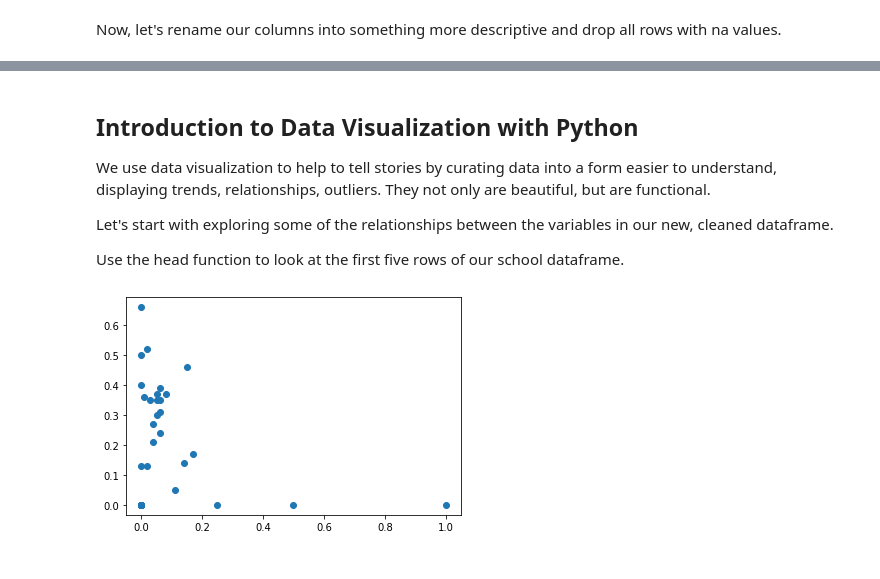
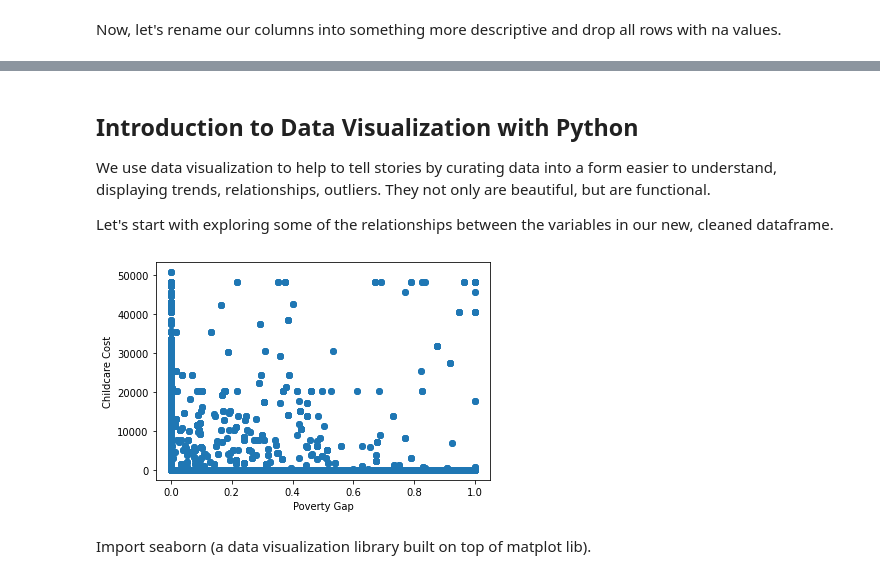
Before and after one commit to medhab2/intro-sprint, a Jupyter notebook: Intro Sprint #1.ipynb, the cells around one changed output, grey strips where cells are left out. Saved outputs shown, nothing was run; the diff lists cells and outputs as text; code cells hidden in the pictures.

```diff
--- a/Intro Sprint #1.ipynb
+++ b/Intro Sprint #1.ipynb
@@ -120,0 +106,15 @@ Index(['jurisdiction_name', 'percent_female', 'percent_male',
+# %%
+borough = []
+for x in poverty['borough']:
+    if x == 1:
+        borough.append('Bronx')
+    if x == 2:
+        borough.append('Brooklyn')
+    if x == 3:
+        borough.append('Manhattan')
+    if x == 4:
+        borough.append('Queens')
+    if x == 5:
+        borough.append('Staten Island')
+poverty['borough'] = borough
+poverty.head()
@@ -120,0 +130,23 @@ Index(['jurisdiction_name', 'percent_female', 'percent_male',
+# %%
+# age
+age = []
+for x in poverty['age']:
+    if x == 1:
+        age.append('>18')
+    if x == 2:
+        age.append('18-64')
+    if x == 3:
+        age.append('65+')
+poverty['age'] = age
+poverty.head()
+
+# citizen
+citizen = []
+for x in poverty['citizen']:
+    if x == 1:
+        citizen.append('citizen')
+    if x == 2:
+        citizen.append('citizen')
+    if x == 3:
+        citizen.append('noncitizen')
+poverty['citizen'] = citizen
@@ -124,10 +176,12 @@ Index(['jurisdiction_name', 'percent_female', 'percent_male',
 We use data visualization to help to tell stories by curating data into a form easier to understand, displaying trends, relationships, outliers. They not only are beautiful, but are functional.
 
 Let's start with exploring some of the relationships between the variables in our new, cleaned dataframe.
-
-Use the head function to look at the first five rows of our school dataframe.
-# %%
-plt.scatter(school['percent_permanent_resident_alien'], school['percent_receives_public_assistance'])
-plt.show()
-# %% [output]
-[figure, removed]
+# %%
+plt.scatter(poverty['pov_gap_ratio'], poverty['childcare'])
+plt.xlabel('Poverty Gap')
+plt.ylabel('Childcare Cost')
+plt.show()
+# %% [output]
+[figure, added]
+# %% [markdown]
+Import seaborn (a data visualization library built on top of matplot lib).
```
Also changed, not shown: parts of 14 cells of this notebook, 1 other file.
